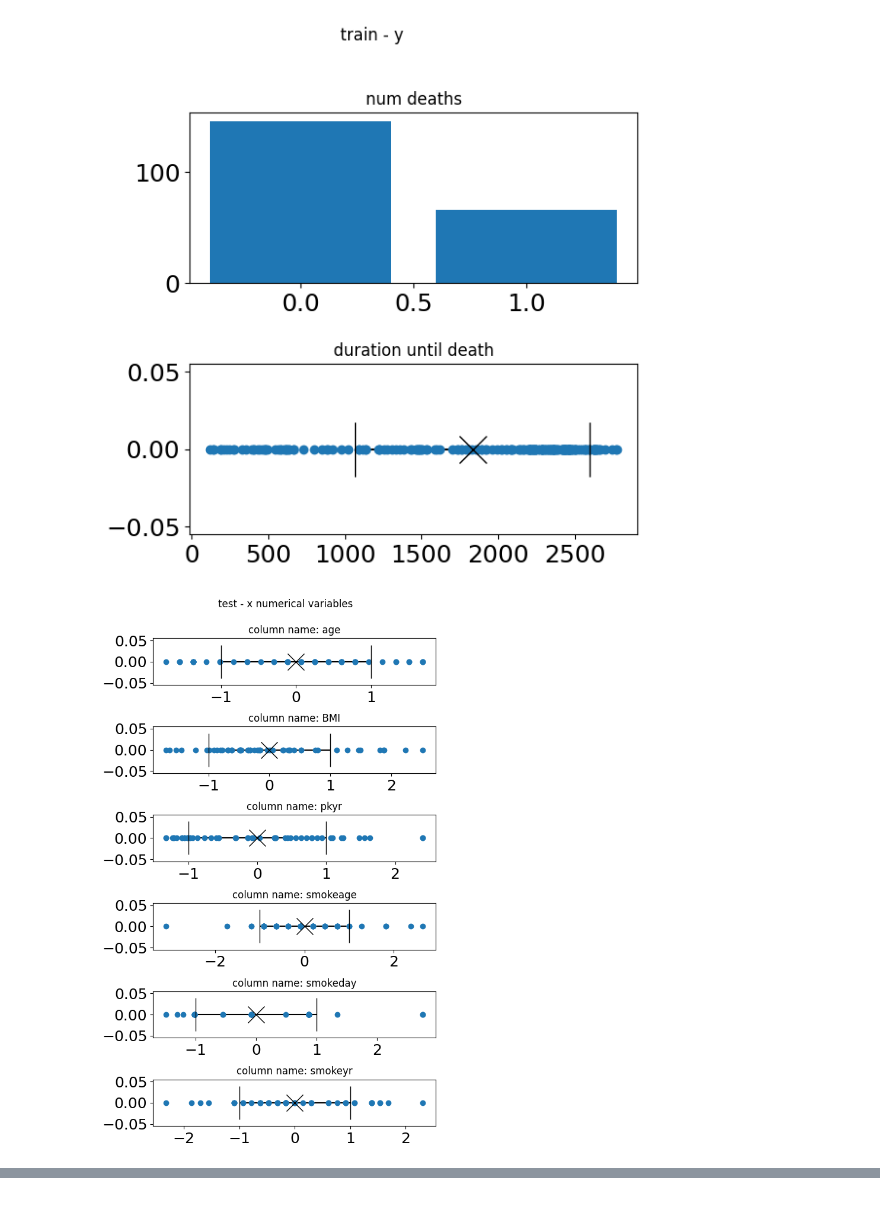
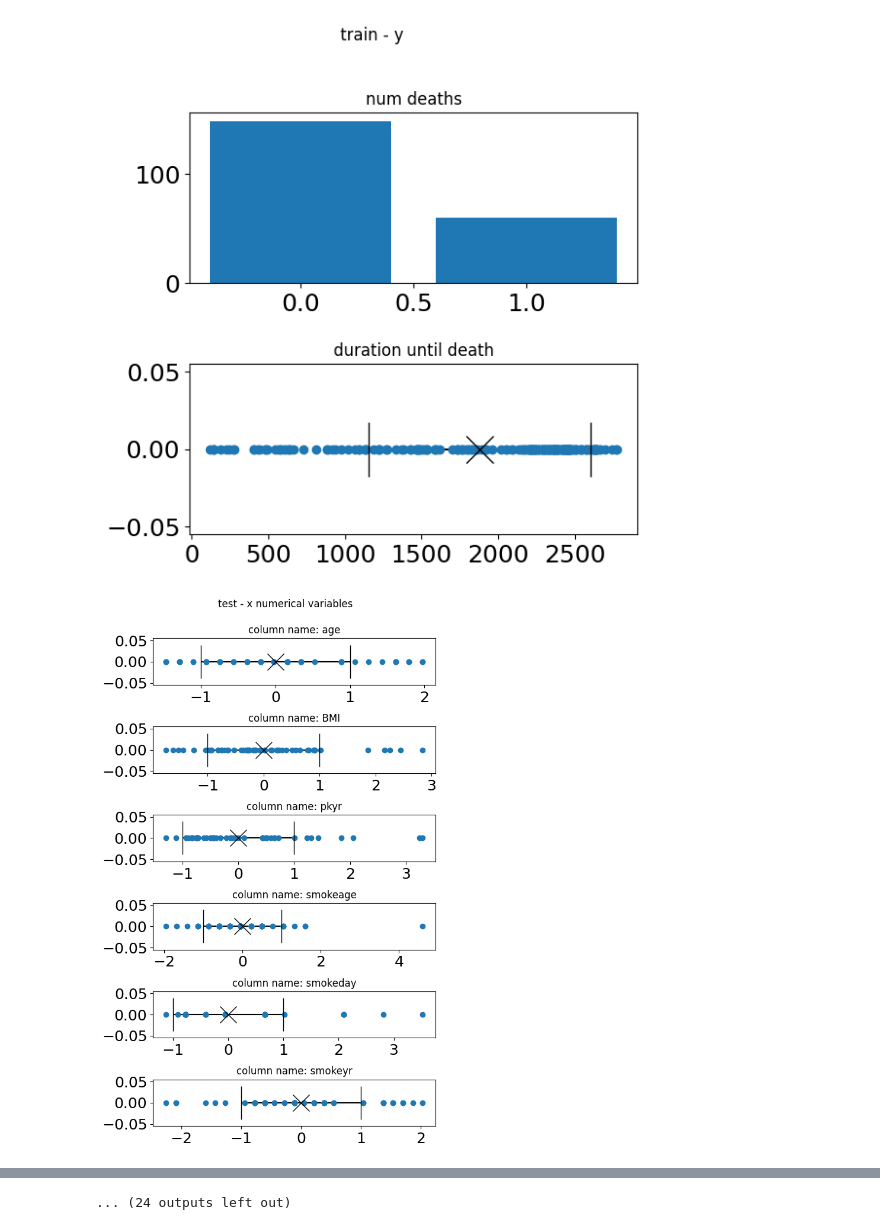
Before and after one commit to hleu/survival_nlst, a Jupyter notebook: molly_media_code/K Fold Data Visualization.ipynb, the cells around one changed output, grey strips where cells are left out. Cells and saved outputs as stored; diff of their text form; code cells hidden in the pictures.

Commit message:
notebook cleanup and another results for split1

```diff
--- a/molly_media_code/K Fold Data Visualization.ipynb
+++ b/molly_media_code/K Fold Data Visualization.ipynb
@@ -132,12 +103,7 @@ kf = KFold(5, shuffle=True, random_state=1234)
 
 categorical_vars = ["educat=3.0", "educat=4.0", "educat=5.0", "educat=6.0", "educat=7.0", "gender=2.0", "race=other", "cigsmok=1.0", "smokelive=1.0", "smokework=1.0", "personal_cancer=1.0", "fam_cancer=1.0"]
 
-mins = []
-maxs = []
 for split_idx, (train_index, test_index) in enumerate(kf.split(pos_pids)):
-
-    if split_idx != 1:
-        continue
 
     train_pids = pos_pids[list(train_index)]
     test_pids = pos_pids[list(test_index)]
@@ -174,2 +145,2 @@ Clinical only:
-[figure, old version]
+[figure, new version]
-[figure, old version]
+[figure, new version]
@@ -177,0 +149 @@ Clinical only:
+... (24 outputs left out)
```
Also changed, not shown: parts of 2 cells of this notebook, 20 other files.
